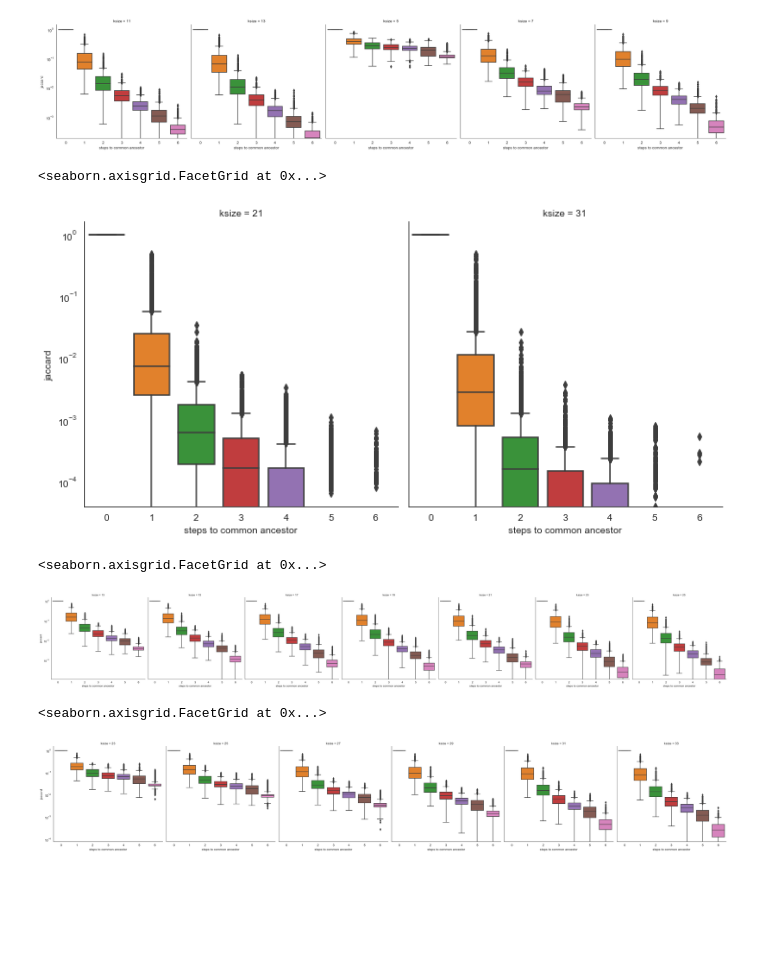
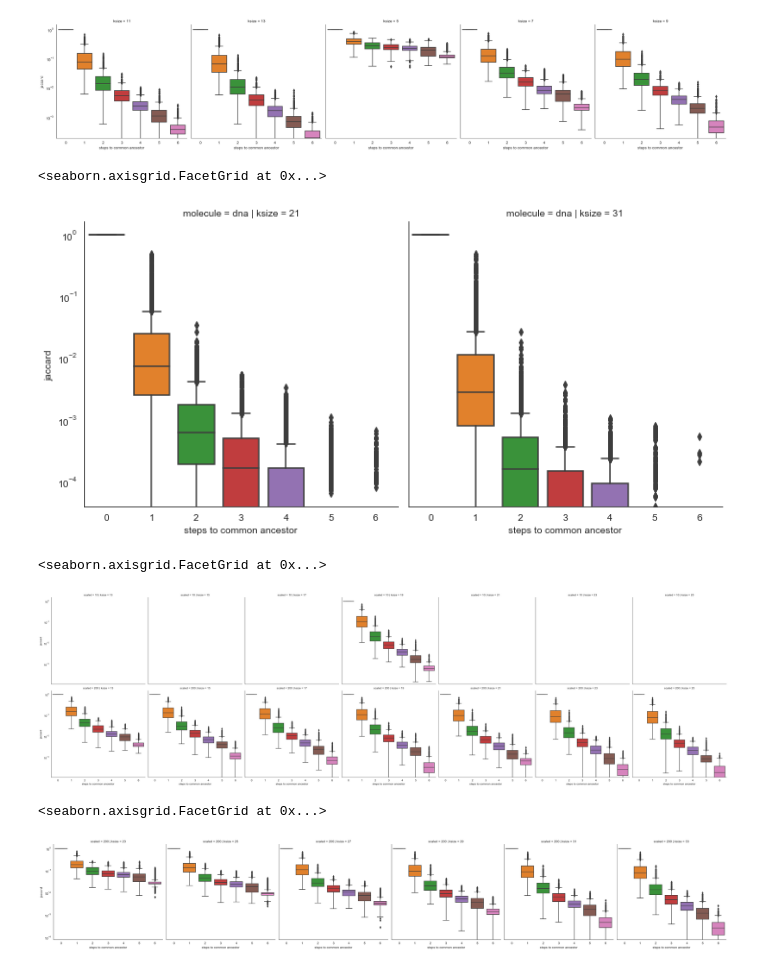
Before and after one commit to bluegenes/2020-gtdb-smash, a Jupyter notebook: notebooks/agg-plot-accessions-included.ipynb, the cells around one changed output. Saved outputs shown, nothing was run; the diff lists cells and outputs as text; code cells hidden in the pictures; blank space fills up the shorter version.

```diff
--- a/notebooks/agg-plot-accessions-included.ipynb
+++ b/notebooks/agg-plot-accessions-included.ipynb
@@ -157,22 +164,22 @@ g.set(yscale="log")
 [figure]
 # %%
 nucl = distDF[(distDF["alphabet"] == "nucleotide")]
-g = sns.catplot(data=nucl,x="steps to common ancestor", y="jaccard", kind="box", col="ksize")
+g = sns.catplot(data=nucl,x="steps to common ancestor", y="jaccard", kind="box", col="ksize", row="molecule")
 g.set(yscale="log")
 # %% [output]
 <seaborn.axisgrid.FacetGrid at 0x...>
-[figure, old version]
+[figure, new version]
 # %%
 dayhoff = distDF[(distDF["alphabet"] == "dayhoff")]
-g = sns.catplot(data=dayhoff,x="steps to common ancestor", y="jaccard", kind="box", col="ksize")
+g = sns.catplot(data=dayhoff,x="steps to common ancestor", y="jaccard", kind="box", col="ksize", row="scaled")
 g.set(yscale="log")
 # %% [output]
 <seaborn.axisgrid.FacetGrid at 0x...>
-[figure, old version]
+[figure, new version]
 # %%
 hp = distDF[(distDF["alphabet"] == "hp")]
-g = sns.catplot(data=hp,x="steps to common ancestor", y="jaccard", kind="box", col="ksize")
+g = sns.catplot(data=hp,x="steps to common ancestor", y="jaccard", kind="box", col="ksize", row="scaled")
 g.set(yscale="log")
 # %% [output]
 <seaborn.axisgrid.FacetGrid at 0x...>
-[figure, old version]
+[figure, new version]
```
Also changed, not shown: parts of 5 cells of this notebook.
